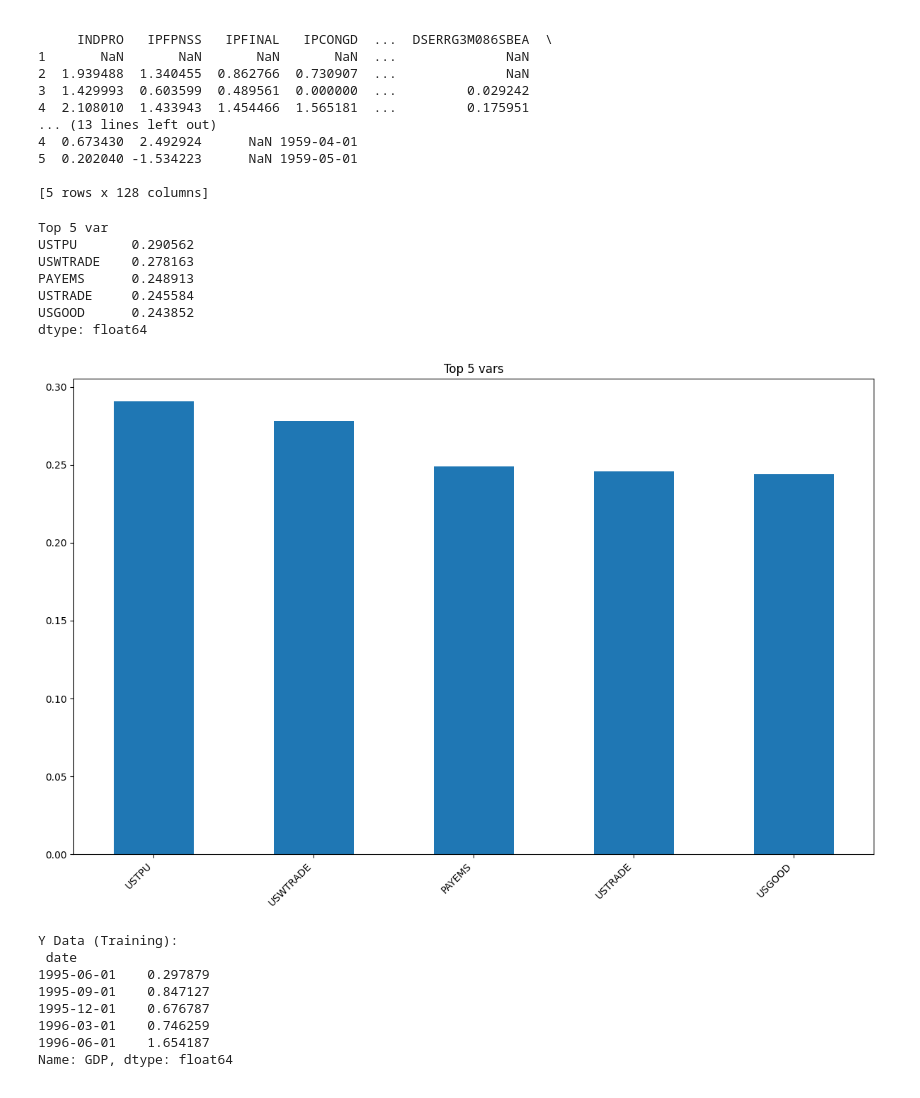
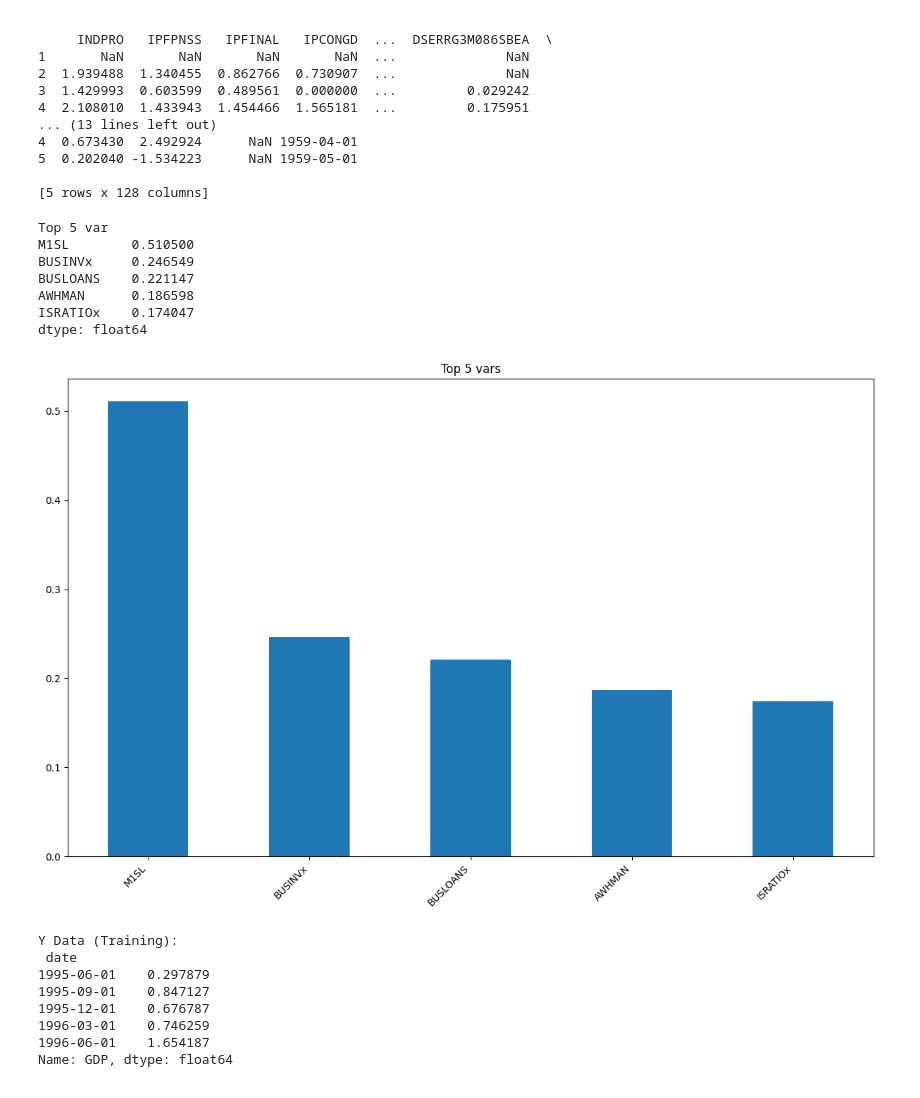
Before and after one commit to MatiasBorrellH/Forecasting-and-Nowcasting-HW2, a Jupyter notebook: HW2_forecasting.ipynb, the cells around one changed output. Drawn from its saved outputs; the diff is of its cells as text; code cells hidden in the pictures.

```diff
--- a/Nowcasting_USA_HandsOn_2.ipynb
+++ b/HW2_forecasting.ipynb
@@ -206,35 +155,35 @@ merged_df = merged_df[(merged_df['date'] >= start_filter_date) &
                          (merged_df['date'] <= end_filter_date)]
 # %%
 start_filter_date = pd.Timestamp('1995-01-01') # Filtering dates for training.
-end_filter_date = pd.Timestamp('2016-12-01')
+end_filter_date = pd.Timestamp('2020-06-01')
 
 cropped_df = merged_df[(merged_df['date'] >= start_filter_date) &
                          (merged_df['date'] <= end_filter_date)]
 
 numeric_df = cropped_df.select_dtypes(include=['number']).drop(columns=['sasdate', 'date'], errors='ignore')
 numeric_df = numeric_df.fillna(0)
 
 
 correlations = numeric_df.corrwith(numeric_df['GDP']).sort_values(ascending=False)
 top_5_corr = correlations.iloc[1:6] # Exclude GDP itself from the top 5 (Starting index at 1)
 print("Top 5 var")
 print(top_5_corr)
 
 plt.figure(figsize=(12, 8))
 top_5_corr.plot(kind='bar')
 plt.title('Top 5 vars')
 plt.xticks(rotation=45, ha='right')
 plt.tight_layout()
 plt.show()
 # %% [output]
 Top 5 var
-USTPU       0.290562
-USWTRADE    0.278163
-PAYEMS      0.248913
-USTRADE     0.245584
-USGOOD      0.243852
+M1SL        0.510500
+BUSINVx     0.246549
+BUSLOANS    0.221147
+AWHMAN      0.186598
+ISRATIOx    0.174047
 dtype: float64
-[figure, old version]
+[figure, new version]
 # %%
 #!pip show midas
 from MIDAS import MIDAS
```
Also changed, not shown: parts of 3 cells of this notebook, 7 other files.
